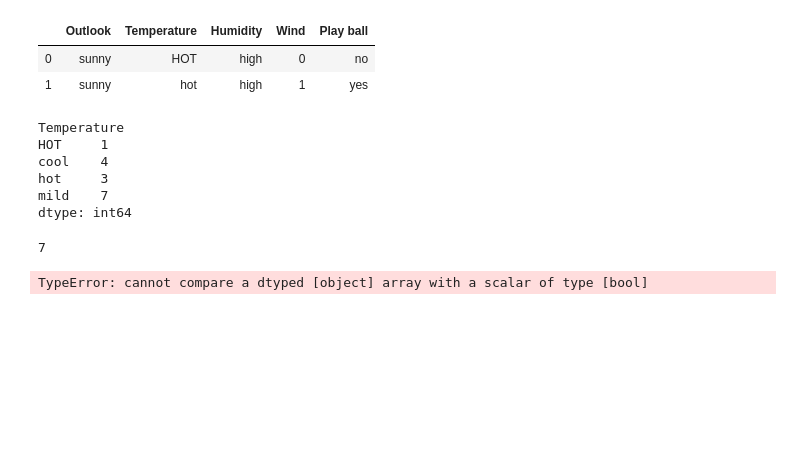
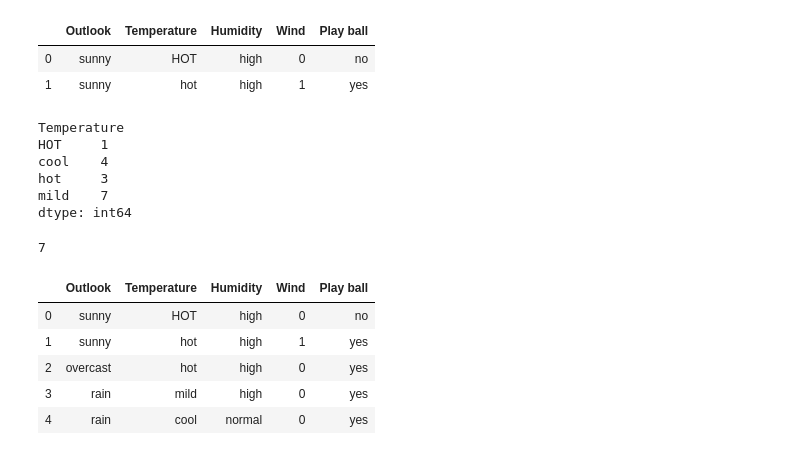
Before and after one commit to prem2033/Machine-Learning, a Jupyter notebook: Pandas/Pandas_library.ipynb, the cells around one changed output. Cells and saved outputs as stored; diff of their text form; code cells hidden in the pictures; blank space fills up the shorter version.

```diff
--- a/Pandas/Pandas_library.ipynb
+++ b/Pandas/Pandas_library.ipynb
@@ -620,7 +620,12 @@ dtype: int64
 rain['Wind'].sum()
 # %% [output]
 7
-# %%
-rain[rain['Temperature']=='hot'& rain['Temperature']=='Hot']
-# %% [output]
-TypeError: cannot compare a dtyped [object] array with a scalar of type [bool]
+# %%
+rain.head()
+# %% [output]
+|  | Outlook | Temperature | Humidity | Wind | Play ball |
+| 0 | sunny | HOT | high | 0 | no |
+| 1 | sunny | hot | high | 1 | yes |
+| 2 | overcast | hot | high | 0 | yes |
+| 3 | rain | mild | high | 0 | yes |
+| 4 | rain | cool | normal | 0 | yes |
```
Also changed, not shown: parts of 4 cells of this notebook.
